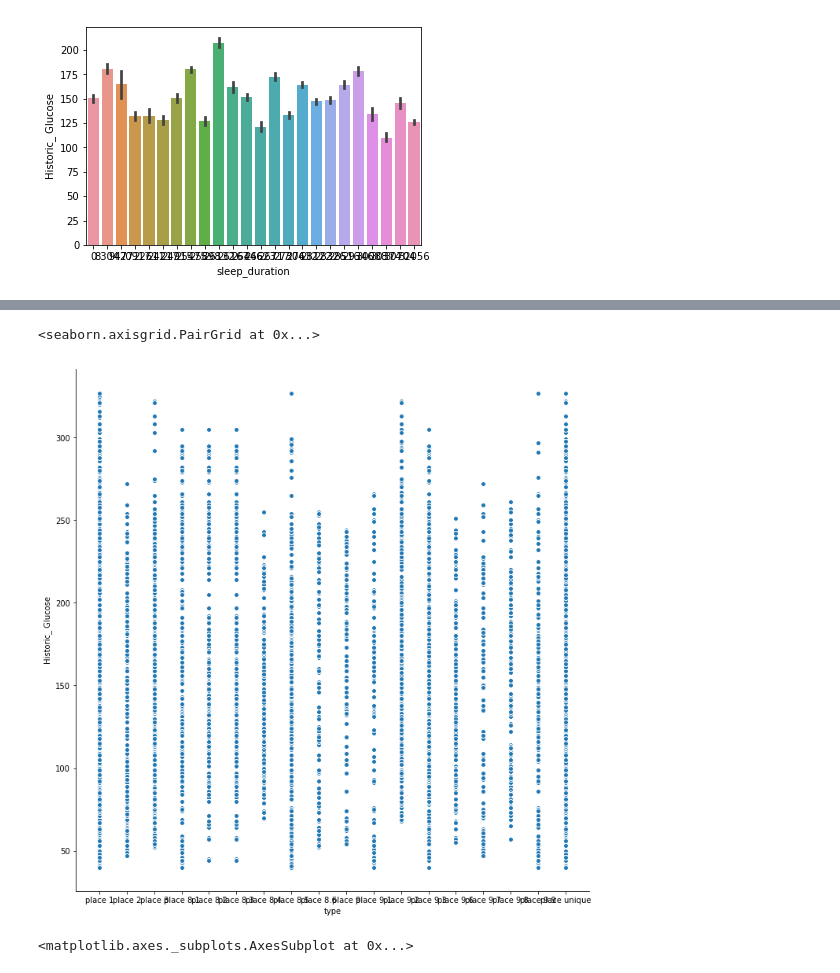
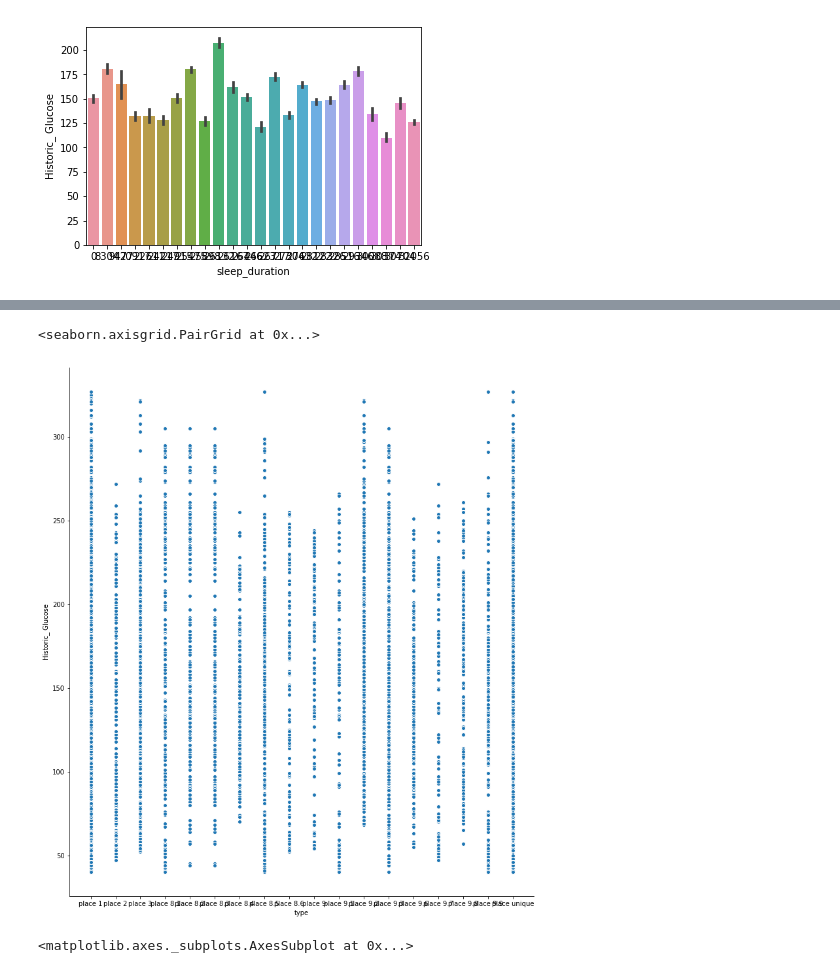
Before and after one commit to arunehealth/DiabeticProject, a Jupyter notebook: DiabeticVisualization.ipynb, the cells around one changed output, grey strips where cells are left out. Saved outputs shown, nothing was run; the diff lists cells and outputs as text; code cells hidden in the pictures.

```diff
--- a/DiabeticVisualization.ipynb
+++ b/DiabeticVisualization.ipynb
@@ -55,8 +139,8 @@ sns.barplot(x = 'sleep_duration', y = 'Historic_ Glucose', data = df)
 # %%
-sns.pairplot(df, y_vars = 'Historic_ Glucose', x_vars = ['type'], size = 10)
+sns.pairplot(df, y_vars = 'Historic_ Glucose', x_vars = ['type'], size = 12, aspect = 0.9)
 # %% [output]
 <seaborn.axisgrid.PairGrid at 0x...>
-[figure, old version]
+[figure, new version]
 # %%
 sns.barplot(x = 'type', y = 'Historic_ Glucose', data = df)
 # %% [output]
```
Also changed, not shown: parts of 20 cells of this notebook.
